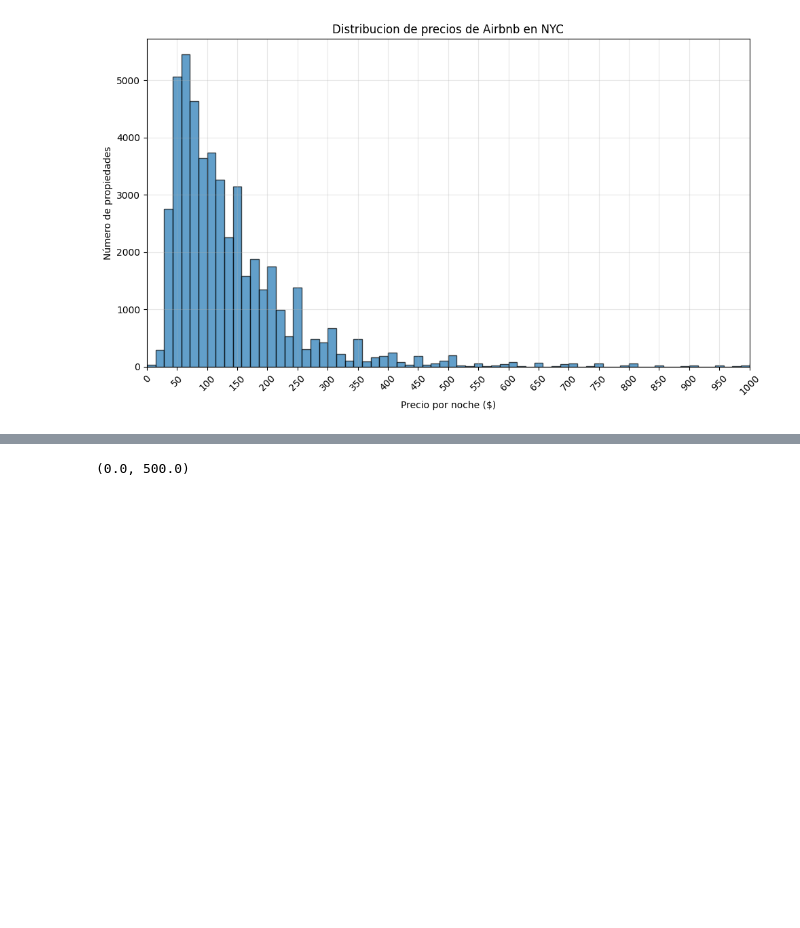
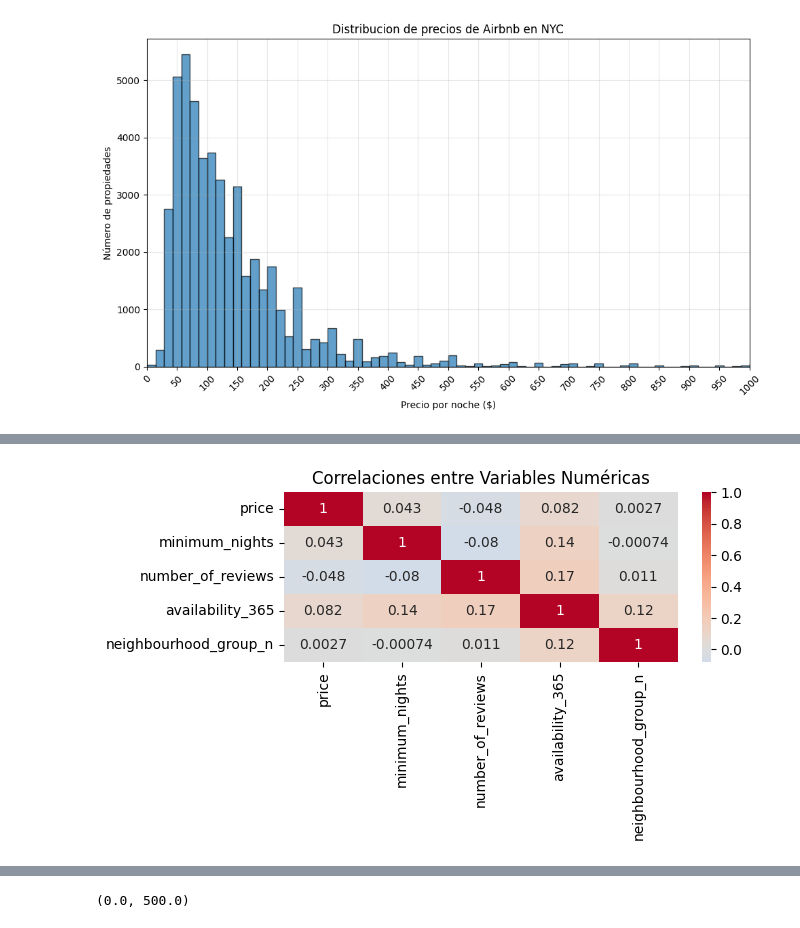
Before and after one commit to 4GeeksAcademy/agumarquez-machine-learning-python-template, a Jupyter notebook: src/explore.ipynb, the cells around one changed output, grey strips where cells are left out. Drawn from its saved outputs; the diff is of its cells as text; code cells hidden in the pictures; blank space fills up the shorter version.

Commit message:
Ejercicios de visualizacion

```diff
--- a/src/explore.ipynb
+++ b/src/explore.ipynb
@@ -132,0 +197,10 @@ Name: count, dtype: int64
+# %%
+# MAPA DE CALOR DE CORRELACIONES
+plt.figure(figsize=(7, 4))
+numeric_cols = ['price', 'minimum_nights', 'number_of_reviews', 'availability_365', "neighbourhood_group_n"]
+sns.heatmap(df[numeric_cols].corr(), annot=True, cmap='coolwarm', center=0)
+plt.title('Correlaciones entre Variables Numéricas')
+plt.tight_layout()
+plt.show()
+# %% [output]
+[figure, added]
```
Also changed, not shown: parts of 18 cells of this notebook.
